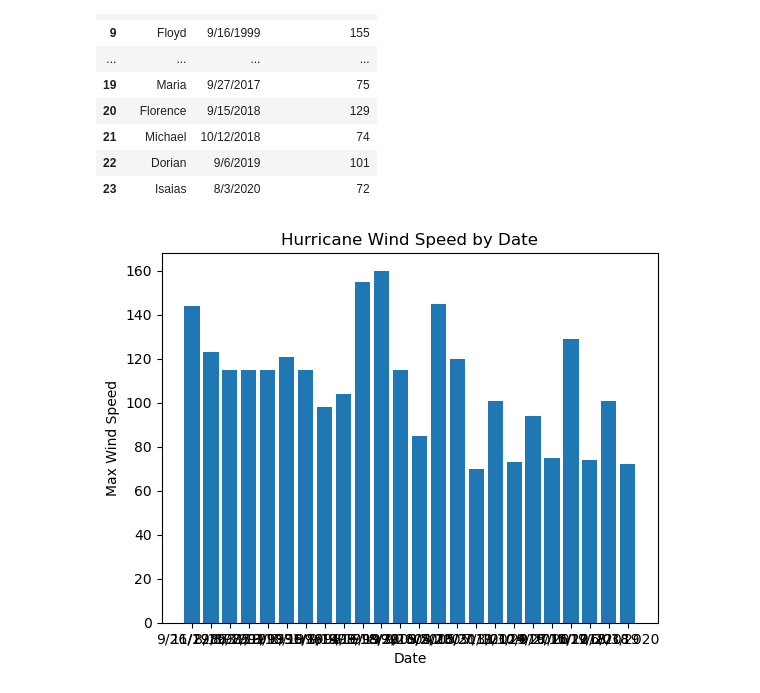
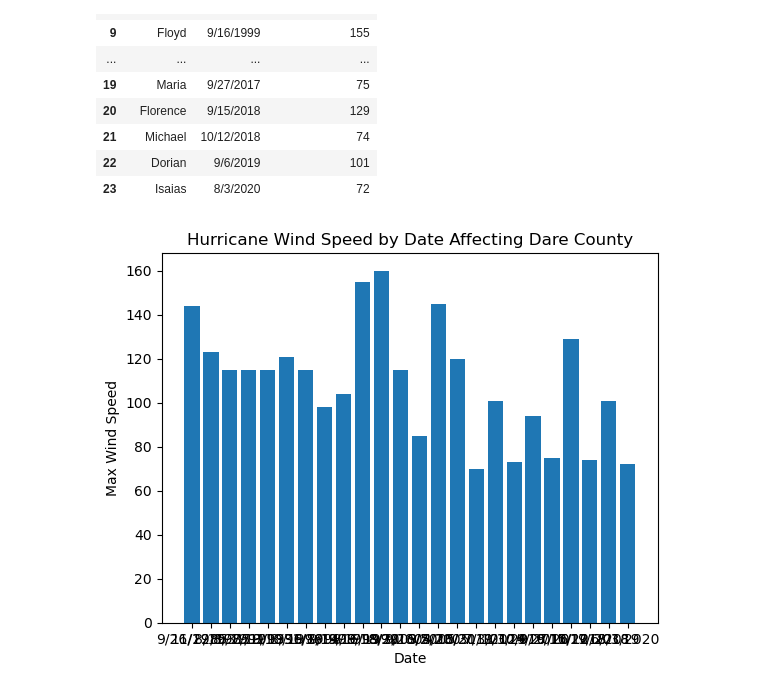
Before and after one commit to tristanperry17/Project-01, a Jupyter notebook: Project1.ipynb, the cells around one changed output. Saved outputs shown, nothing was run; the diff lists cells and outputs as text; code cells hidden in the pictures.

```diff
--- a/Project1.ipynb
+++ b/Project1.ipynb
@@ -50,20 +50,20 @@ hurricane_df
 # %%
 hurricanepath = "HurricanesDareCounty1985to2020.csv"
 
 hurricane_csv = pd.read_csv(hurricanepath)
 
 # Specify the columns for the x and y axes
 x_column = "Date"
 y_column = "Max Wind Speed"
 
 
 # Plot the line graph
 plt.bar(hurricane_csv[x_column], hurricane_csv[y_column])
 
 plt.xlabel('Date')
 plt.ylabel('Max Wind Speed')
-plt.title('Hurricane Wind Speed by Date')
+plt.title('Hurricane Wind Speed by Date Affecting Dare County')
 
 plt.show()
 # %% [output]
-[figure, old version]
+[figure, new version]
```
Also changed, not shown: parts of 4 cells of this notebook, 2 other files.
